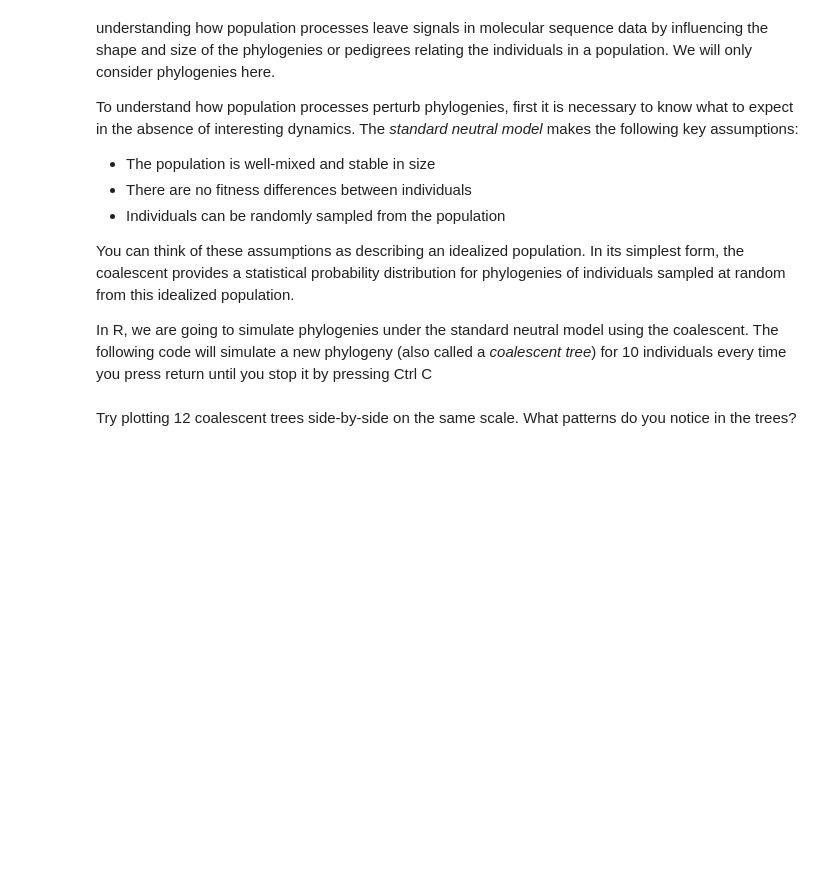
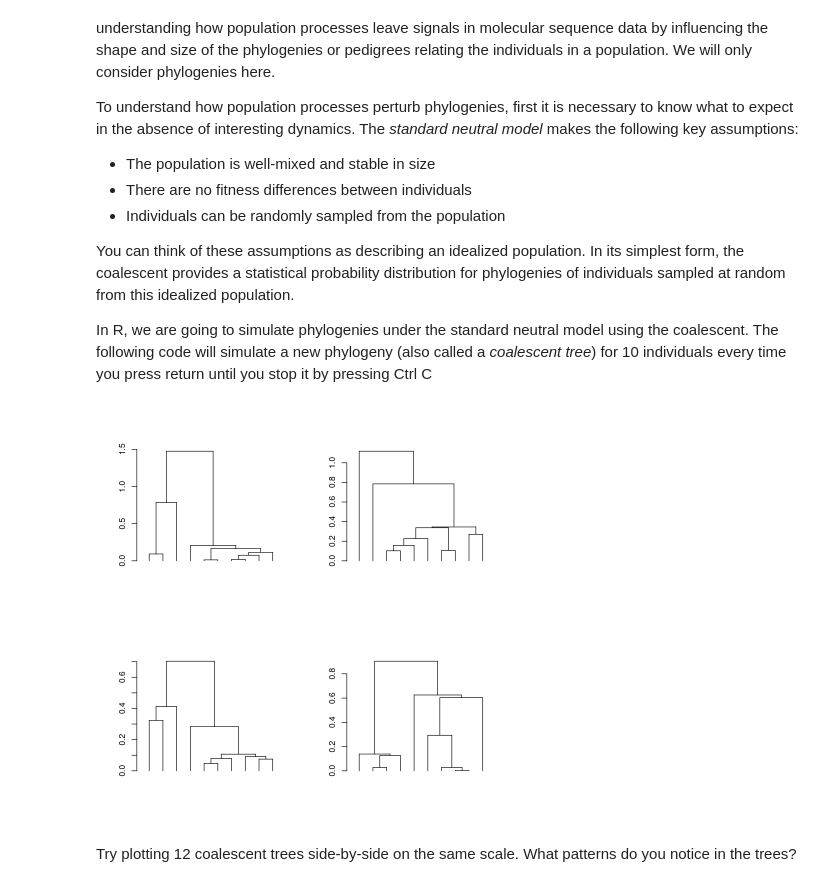
Before and after one commit to danny-wilson/teaching-phylogenetics, a Jupyter notebook: practical/practical.ipynb, the cells around one changed output. Drawn from its saved outputs; the diff is of its cells as text; code cells hidden in the pictures; blank space fills up the shorter version.

```diff
--- a/practical/practical.ipynb
+++ b/practical/practical.ipynb
@@ -504,11 +532,13 @@ You can think of these assumptions as describing an idealized population. In its
 In R, we are going to simulate phylogenies under the standard neutral model using the coalescent. The following code will simulate a new phylogeny (also called a *coalescent tree*) for 10 individuals every time you press return until you stop it by pressing Ctrl C
 # %%
 source("https://raw.githubusercontent.com/danny-wilson/danny-wilson.github.io/main/files/coalescent.R")
-while(TRUE) {
+par(bg="white", mfrow=c(2,2))
+for(i in 1:4) {
   tree = sim.coalescent.tree(n=10)
   draw.tree(tree)
-  readline()
 }
+# %% [output]
+[figure, added]
 # %% [markdown]
 Try plotting 12 coalescent trees side-by-side on the same scale. What patterns do you notice in the trees?
 # %%
```
Also changed, not shown: parts of 30 cells of this notebook.
